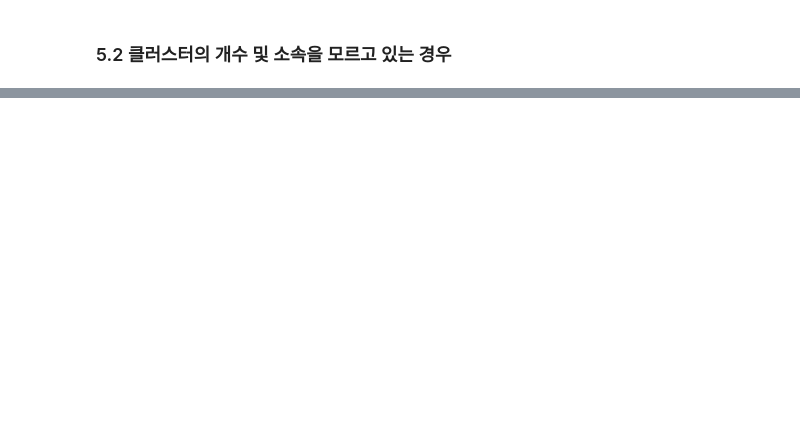
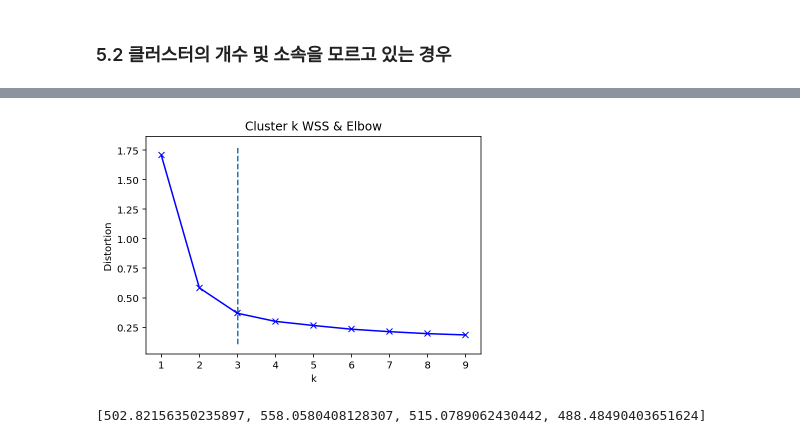
Before and after one commit to lucio-karin0506/SaltLux-Project, a Jupyter notebook: Machine Learning/Machine learning lecture/4장. 군집분석.ipynb, the cells around one changed output, grey strips where cells are left out. Saved outputs shown, nothing was run; the diff lists cells and outputs as text; code cells hidden in the pictures; blank space fills up the shorter version.

Commit message:
reupload with cluster assessment

```diff
--- a/Machine Learning/Machine learning lecture/4장. 군집분석.ipynb
+++ b/Machine Learning/Machine learning lecture/4장. 군집분석.ipynb
@@ -557,0 +756,38 @@ plt.show()
+# %%
+# 3. WSS와 엘보우
+from sklearn.cluster import KMeans
+from scipy.spatial.distance import cdist
+import numpy as np
+import matplotlib.pyplot as plt
+import seaborn as sns
+
+iris = sns.load_dataset("iris")
+X = iris.loc[:, ["petal_length", "petal_width"]]
+x1 = iris.petal_length
+x2 = iris.petal_width
+# %%
+# 군의 개수를 1개부터 9개까지 각 군의 유클리드 거리 계산하여 저장
+distortions = []
+K = range(1,10)
+
+for k in K:
+    kmeans_model = KMeans(n_clusters=k).fit(X)
+    kmeans_model.fit(X)
+    euc_dist = cdist(X, kmeans_model.cluster_centers_, 'euclidean')
+    distortion = sum(np.min(euc_dist, axis=1)) / X.shape[0]
+    distortions.append(distortion)
+# %%
+# 굴곡이 심한 지점 탐색
+from kneed import KneeLocator # pip install kneed
+kn = KneeLocator(list(K), distortions, curve='convex', direction='decreasing')
+# %%
+plt.plot(K, distortions, 'bx-')
+plt.vlines(kn.knee, plt.ylim()[0], plt.ylim()[1], linestyles='dashed')
+
+plt.xlabel('k')
+plt.ylabel('Distortion')
+plt.title('Cluster k WSS & Elbow')
+
+plt.show()
+# %% [output]
+[figure, added]
@@ -557,0 +801,11 @@ plt.show()
+# %%
+ch_score = []
+data = iris.iloc[:, :-1]
+
+for i in range(2,6):
+    clustering = AgglomerativeClustering(n_clusters=i).fit(data)
+    ch_score.append(calinski_harabasz_score(data, clustering.labels_))
+
+ch_score # 군 2개부터 점수를 측정했으므로 두 번째, 즉 군 3개인 경우가 가장 좋은 군임
+# %% [output]
+[502.82156350235897, 558.0580408128307, 515.0789062430442, 488.48490403651624]
```
Also changed, not shown: parts of 20 cells of this notebook.
